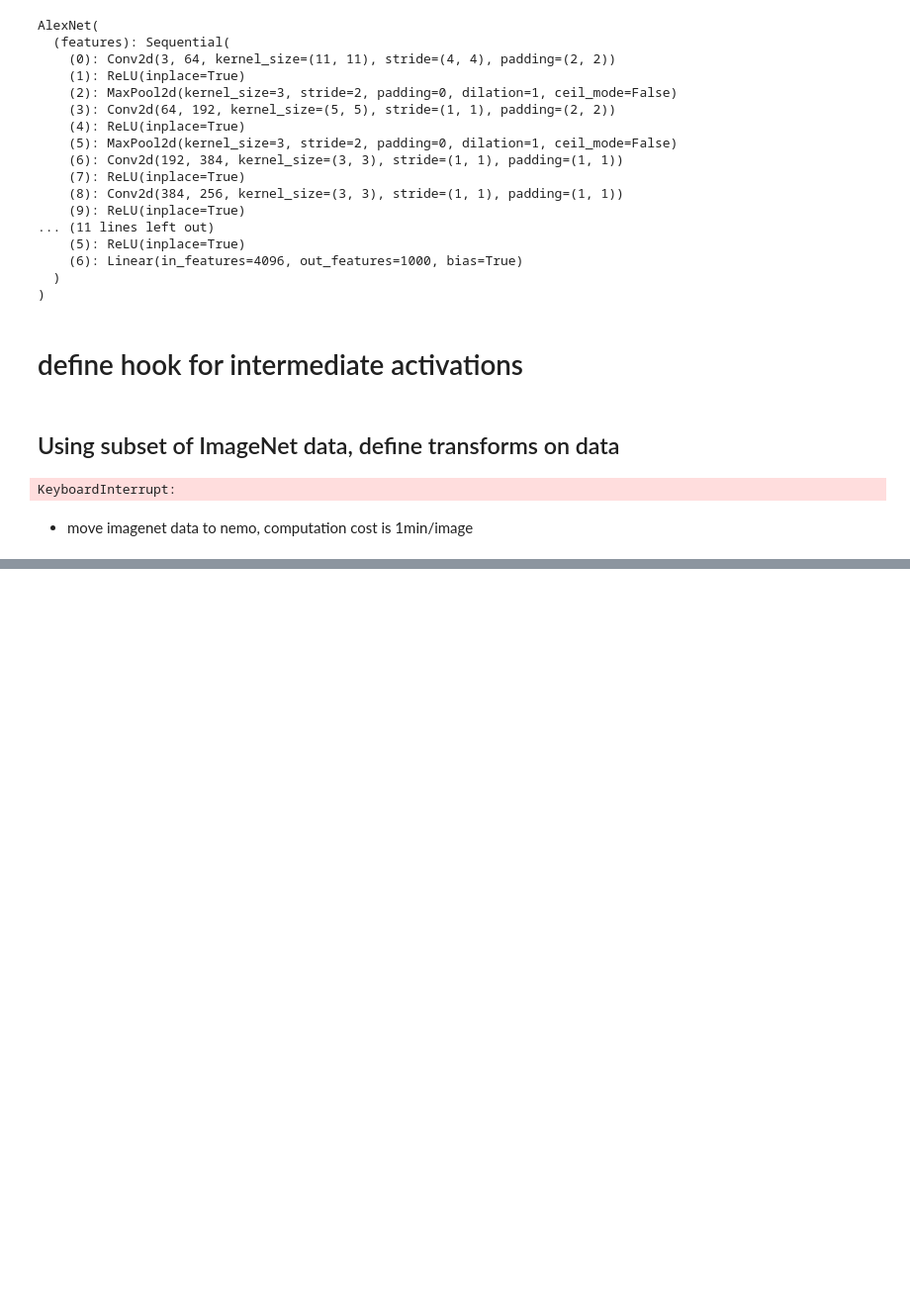
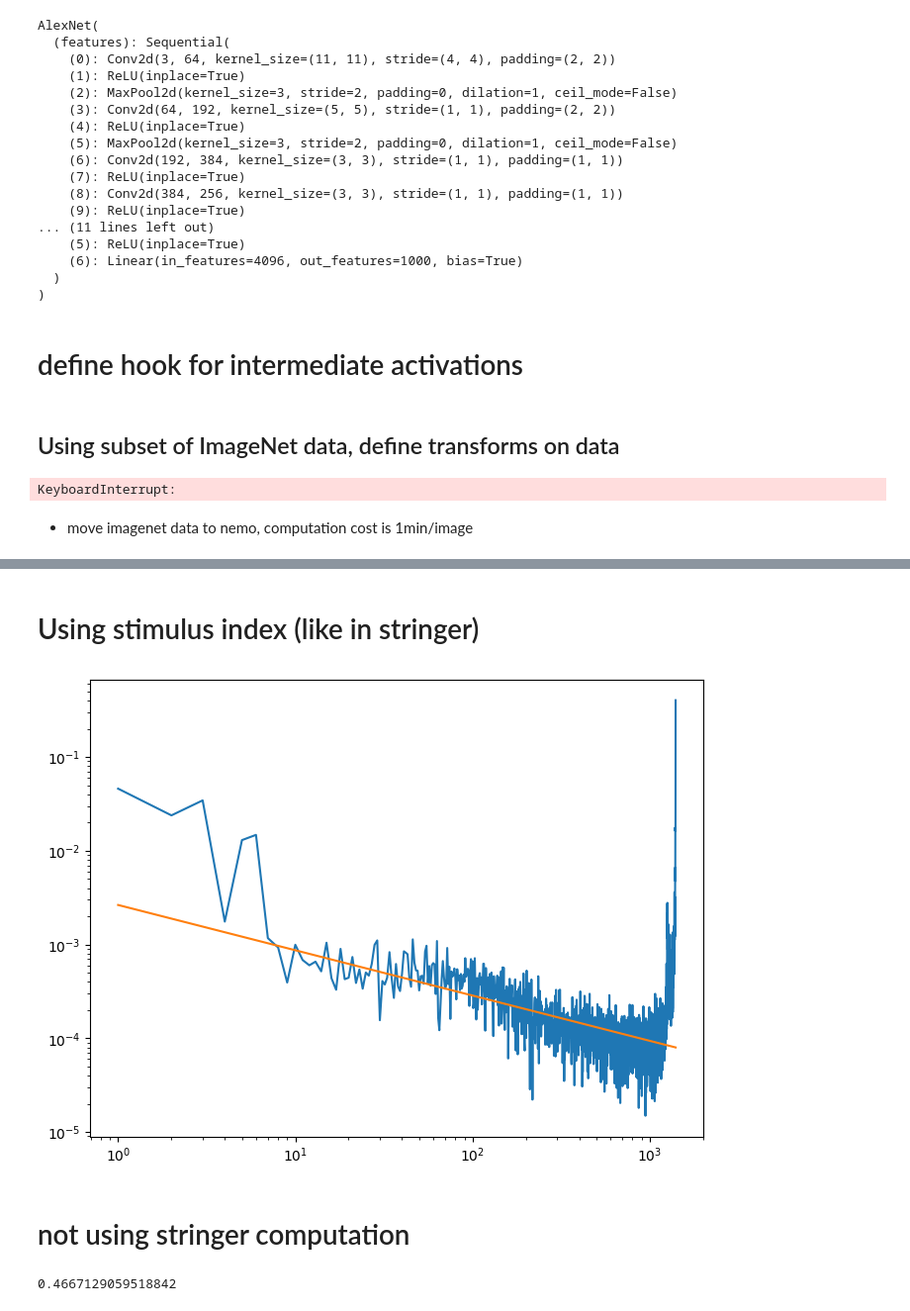
Before and after one commit to duutabib/local-gaucamole, a Jupyter notebook: notebooks/robustSigs/AlexNet_checking_alpha.ipynb, the cells around one changed output, grey strips where cells are left out. Shown: that part at 99% size. Drawn from its saved outputs; the diff is of its cells as text; code cells hidden in the pictures; blank space fills up the shorter version.

```diff
--- a/notebooks/robustSigs/AlexNet_checking_alpha.ipynb
+++ b/notebooks/robustSigs/AlexNet_checking_alpha.ipynb
@@ -93,0 +159,6 @@ KeyboardInterrupt:
+# %%
+arr0 = ssplit0(arr00_image2K)
+# %%
+ss0 =compute_cvPCA(arr0)
+# %%
+ss0_ = compute_cvPCA(response)
@@ -93,0 +169,2 @@ KeyboardInterrupt:
+# %%
+alpha0, ypred0, _ = utils.get_powerlaw(ss0_/ss0.sum(), np.arange(11, 5e2).astype('int'))
@@ -93,0 +175,12 @@ KeyboardInterrupt:
+# %% [markdown]
+# Using stimulus index (like in stringer)
+# %%
+with mlp.rc_context({'figure.figsize':(8, 6)}):
+
+    plt.loglog(np.arange(0, ss0_.size)+1, ss0_/ss0_.sum())
+    plt.loglog(np.arange(0, ss0_.size)+1, ypred0)
+    plt.title("Plot of ")
+# %% [output]
+[figure, added]
+# %% [markdown]
+# not using stringer computation
@@ -93,0 +191,4 @@ KeyboardInterrupt:
+# %%
+alpha_value
+# %% [output]
+0.4667129059518842
```
Also changed, not shown: parts of 17 cells of this notebook.
